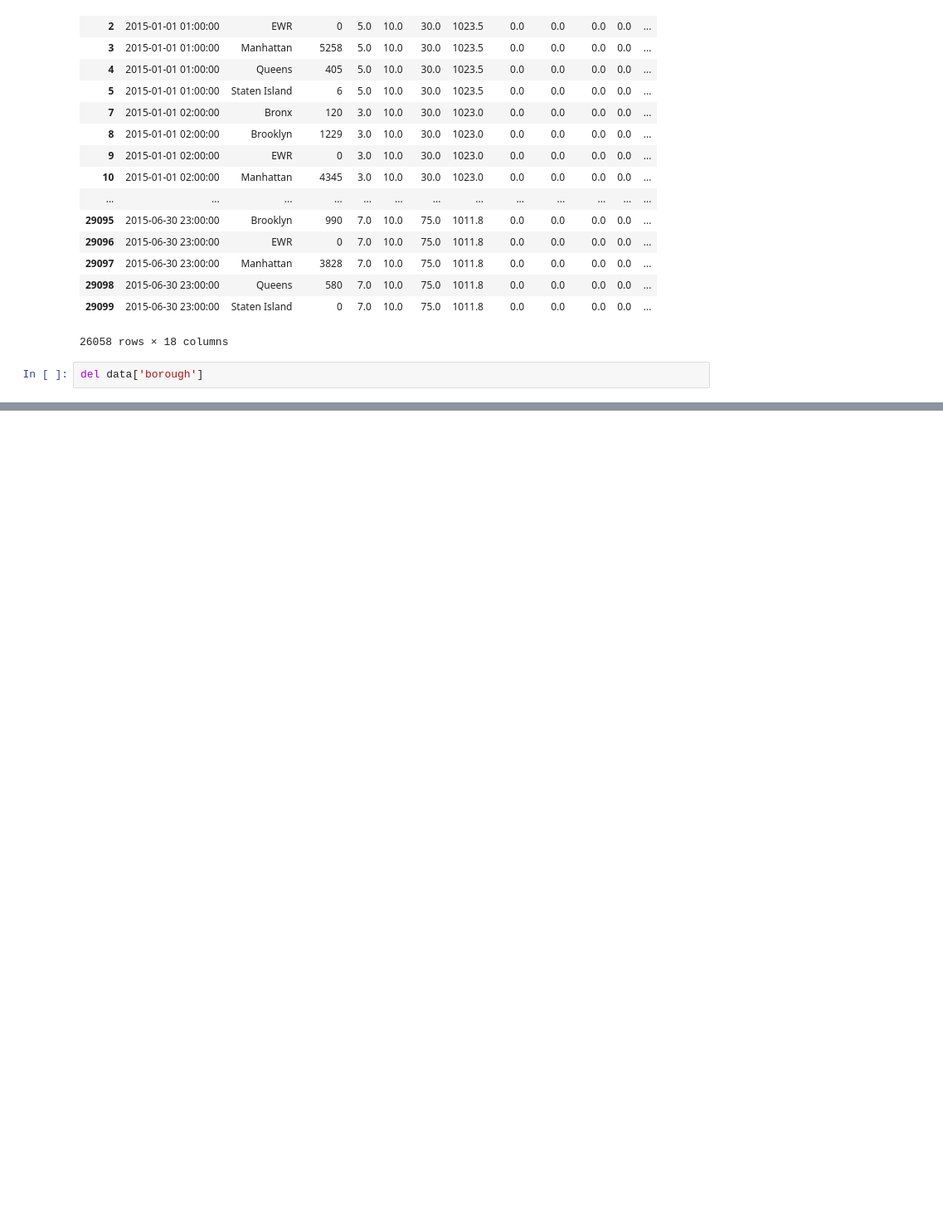
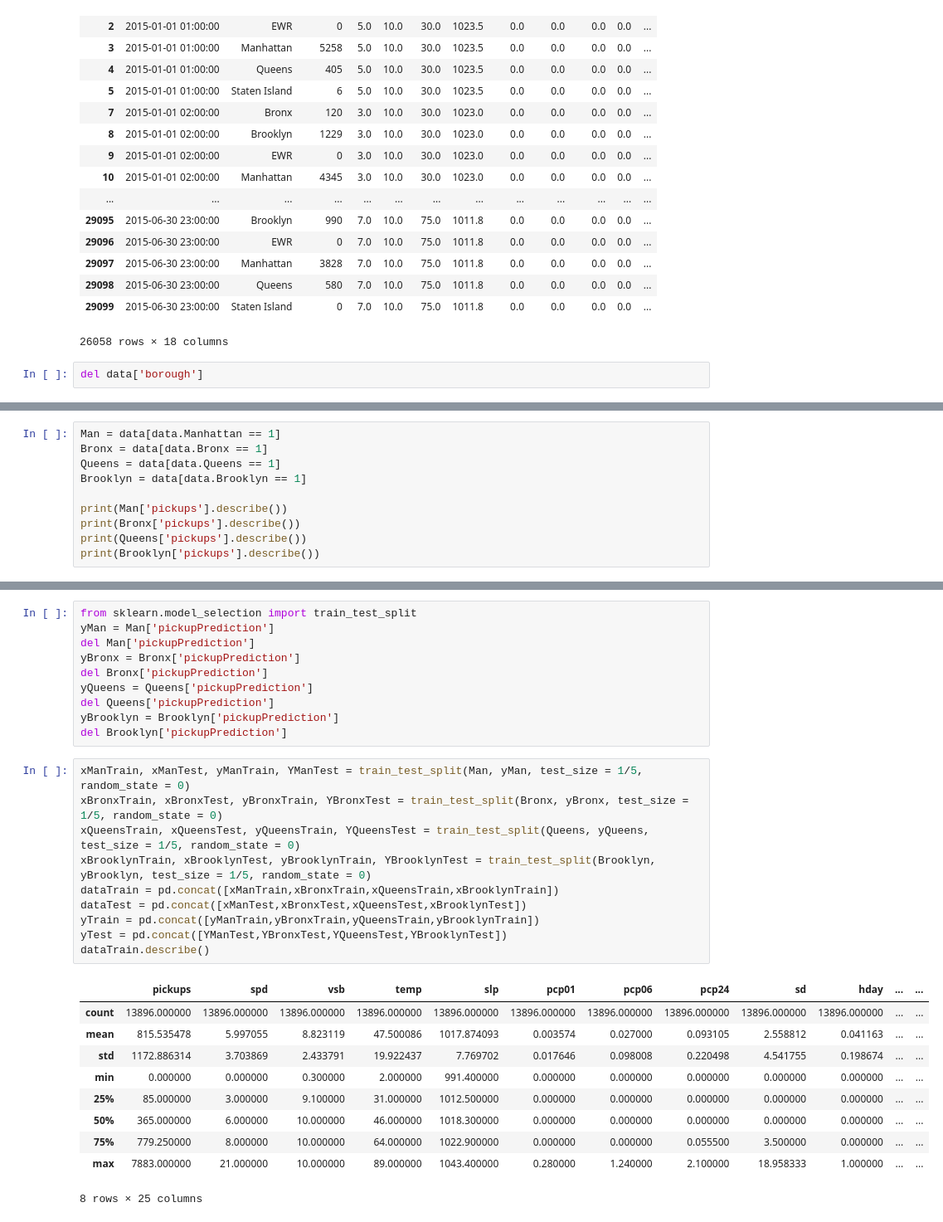
Before and after one commit to l1onh3art88/ml-lab2, a Jupyter notebook: lab3/lab3.ipynb, the cells around one changed output, grey strips where cells are left out. Shown at 83% size. Drawn from its saved outputs; the diff is of its cells as text; blank space fills up the shorter version.

```diff
--- a/lab3/lab3.ipynb
+++ b/lab3/lab3.ipynb
@@ -219,0 +293,10 @@ del data['borough']
+# %%
+Man = data[data.Manhattan == 1]
+Bronx = data[data.Bronx == 1]
+Queens = data[data.Queens == 1]
+Brooklyn = data[data.Brooklyn == 1]
+
+print(Man['pickups'].describe())
+print(Bronx['pickups'].describe())
+print(Queens['pickups'].describe())
+print(Brooklyn['pickups'].describe())
@@ -219,0 +384,31 @@ del data['borough']
+# %%
+from sklearn.model_selection import train_test_split
+yMan = Man['pickupPrediction']
+del Man['pickupPrediction']
+yBronx = Bronx['pickupPrediction']
+del Bronx['pickupPrediction']
+yQueens = Queens['pickupPrediction']
+del Queens['pickupPrediction']
+yBrooklyn = Brooklyn['pickupPrediction']
+del Brooklyn['pickupPrediction']
+# %%
+xManTrain, xManTest, yManTrain, YManTest = train_test_split(Man, yMan, test_size = 1/5, random_state = 0)
+xBronxTrain, xBronxTest, yBronxTrain, YBronxTest = train_test_split(Bronx, yBronx, test_size = 1/5, random_state = 0)
+xQueensTrain, xQueensTest, yQueensTrain, YQueensTest = train_test_split(Queens, yQueens, test_size = 1/5, random_state = 0)
+xBrooklynTrain, xBrooklynTest, yBrooklynTrain, YBrooklynTest = train_test_split(Brooklyn, yBrooklyn, test_size = 1/5, random_state = 0)
+dataTrain = pd.concat([xManTrain,xBronxTrain,xQueensTrain,xBrooklynTrain])
+dataTest = pd.concat([xManTest,xBronxTest,xQueensTest,xBrooklynTest])
+yTrain = pd.concat([yManTrain,yBronxTrain,yQueensTrain,yBrooklynTrain])
+yTest = pd.concat([YManTest,YBronxTest,YQueensTest,YBrooklynTest])
+dataTrain.describe()
+# %% [output]
+|  | pickups | spd | vsb | temp | slp | pcp01 | pcp06 | pcp24 | sd | hday | ... | ... |
+| count | 13896.000000 | 13896.000000 | 13896.000000 | 13896.000000 | 13896.000000 | 13896.000000 | 13896.000000 | 13896.000000 | 13896.000000 | 13896.000000 | ... | ... |
+| mean | 815.535478 | 5.997055 | 8.823119 | 47.500086 | 1017.874093 | 0.003574 | 0.027000 | 0.093105 | 2.558812 | 0.041163 | ... | ... |
+| std | 1172.886314 | 3.703869 | 2.433791 | 19.922437 | 7.769702 | 0.017646 | 0.098008 | 0.220498 | 4.541755 | 0.198674 | ... | ... |
+| min | 0.000000 | 0.000000 | 0.300000 | 2.000000 | 991.400000 | 0.000000 | 0.000000 | 0.000000 | 0.000000 | 0.000000 | ... | ... |
+| 25% | 85.000000 | 3.000000 | 9.100000 | 31.000000 | 1012.500000 | 0.000000 | 0.000000 | 0.000000 | 0.000000 | 0.000000 | ... | ... |
+| 50% | 365.000000 | 6.000000 | 10.000000 | 46.000000 | 1018.300000 | 0.000000 | 0.000000 | 0.000000 | 0.000000 | 0.000000 | ... | ... |
+| 75% | 779.250000 | 8.000000 | 10.000000 | 64.000000 | 1022.900000 | 0.000000 | 0.000000 | 0.055500 | 3.500000 | 0.000000 | ... | ... |
+| max | 7883.000000 | 21.000000 | 10.000000 | 89.000000 | 1043.400000 | 0.280000 | 1.240000 | 2.100000 | 18.958333 | 1.000000 | ... | ... |
+8 rows × 25 columns
```
Also changed, not shown: parts of 12 cells of this notebook.
